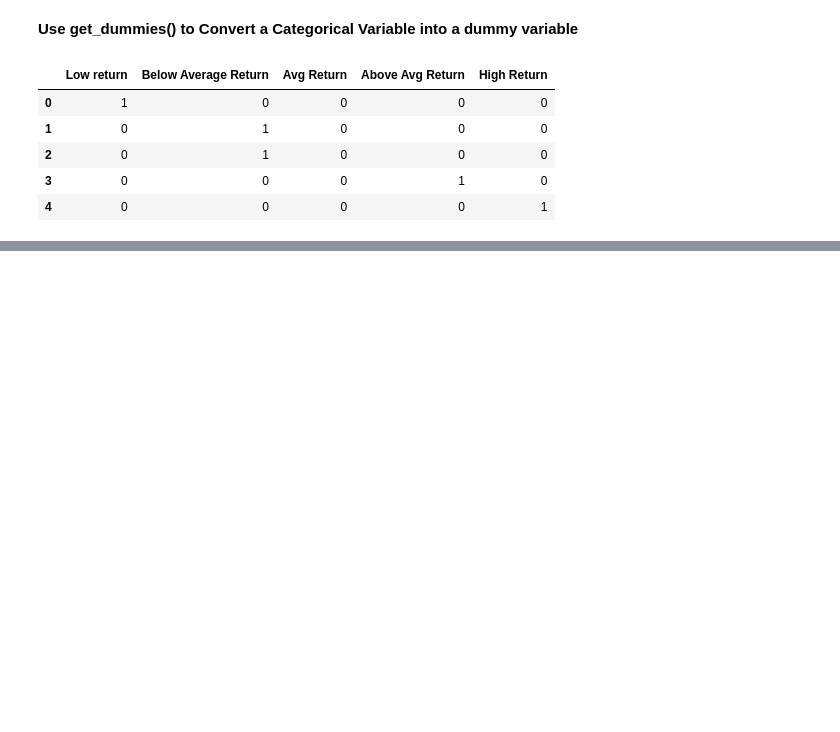
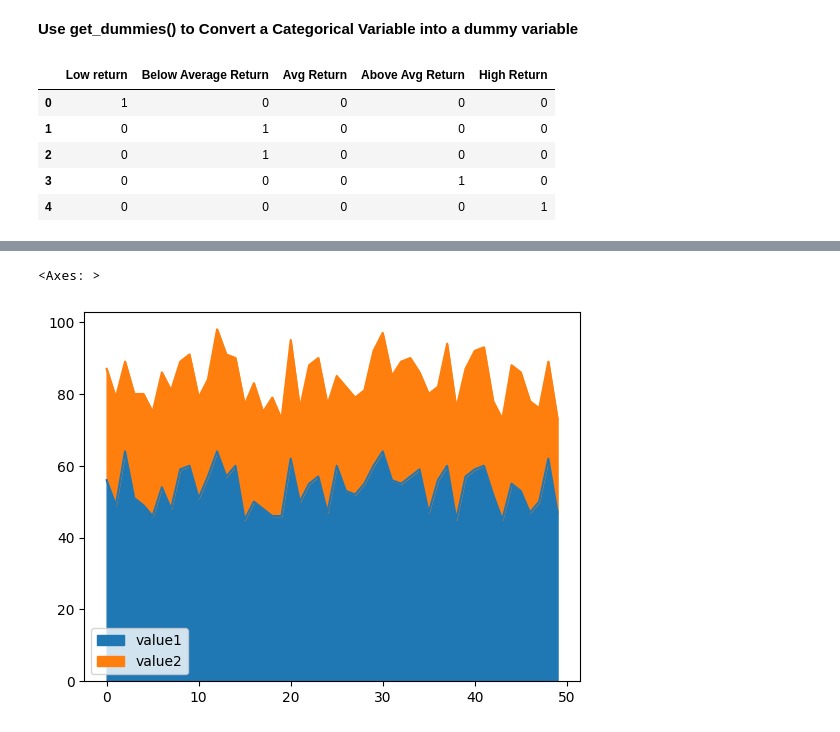
Before and after one commit to Rohitkumar-88/ML_Projects, a Jupyter notebook: Advance_Pandas.ipynb, the cells around one changed output, grey strips where cells are left out. Saved outputs shown, nothing was run; the diff lists cells and outputs as text; code cells hidden in the pictures; blank space fills up the shorter version.

```diff
--- a/Advance_Pandas.ipynb
+++ b/Advance_Pandas.ipynb
@@ -978,0 +1000,5 @@ pd.get_dummies(df['Count Category'])
+# %%
+date_df.plot.area(stacked=True)
+# %% [output]
+<Axes: >
+[figure, added]
```
Also changed, not shown: parts of 30 cells of this notebook.
